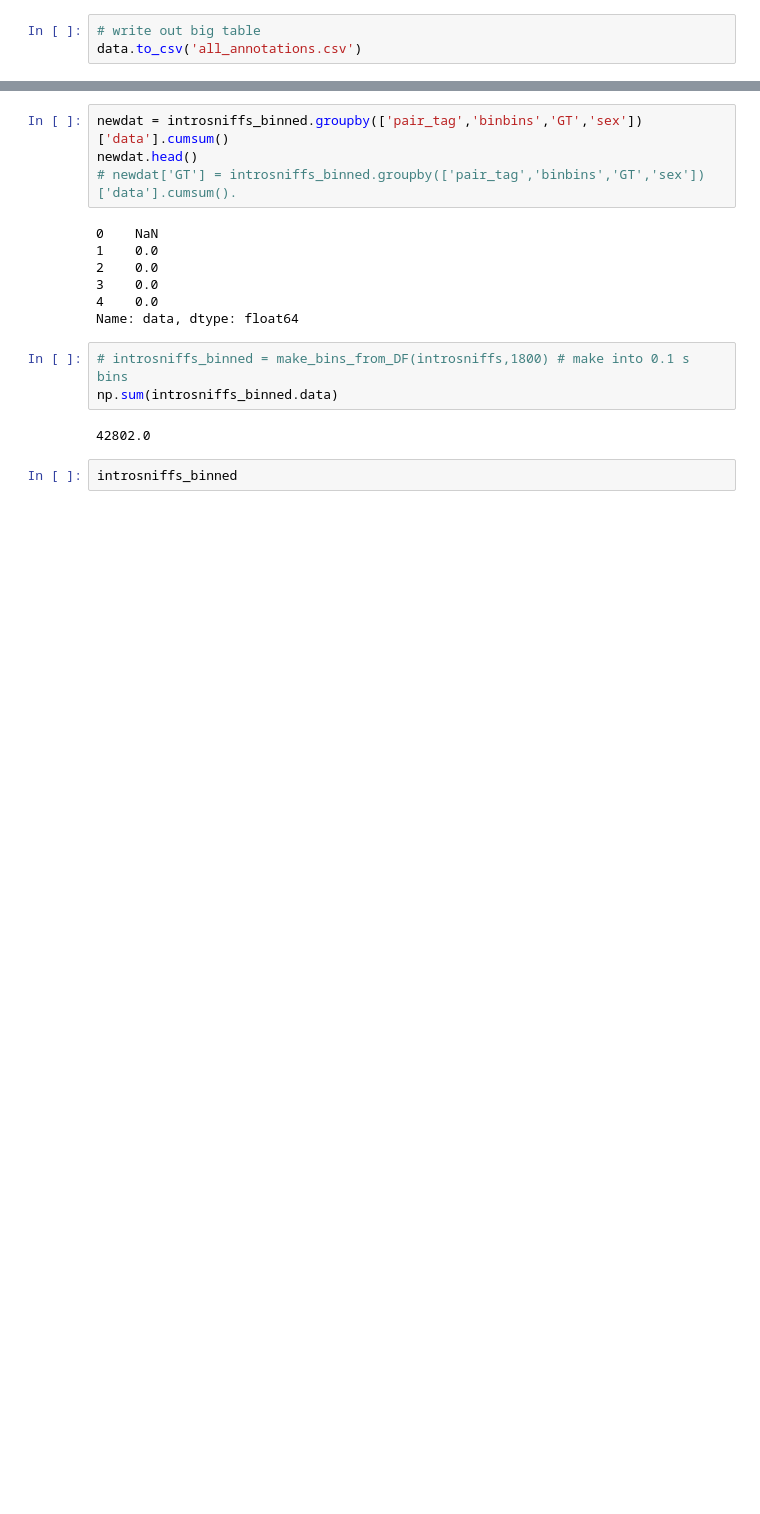
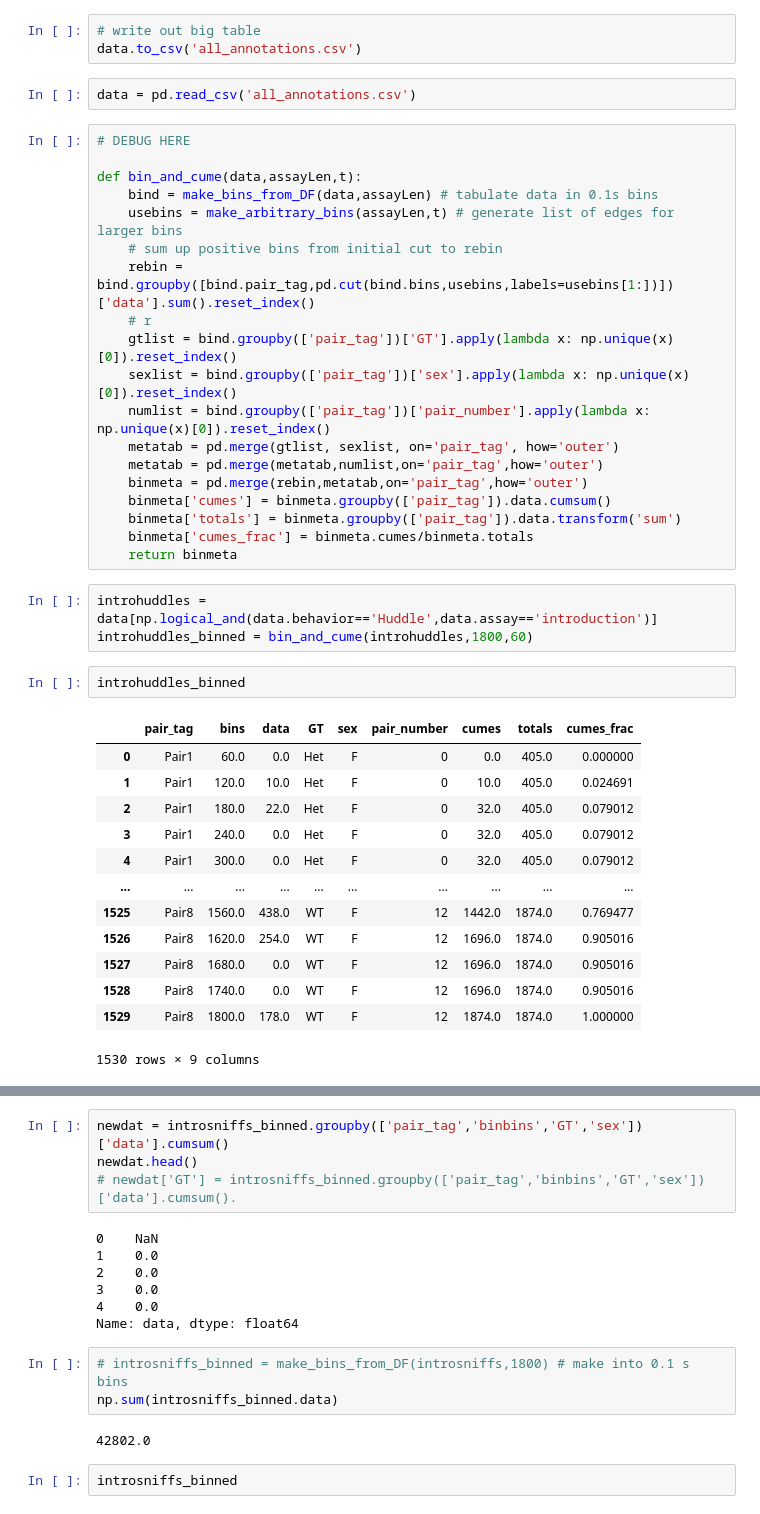
Before and after one commit to nhoglen/scn2a-paper-GWJSNH-code, a Jupyter notebook: 240811_pipeline_plottingCDFs.ipynb, the cells around one changed output, grey strips where cells are left out. Saved outputs shown, nothing was run; the diff lists cells and outputs as text; blank space fills up the shorter version.

```diff
--- a/240811_pipeline_plottingCDFs.ipynb
+++ b/240811_pipeline_plottingCDFs.ipynb
@@ -443,6 +441,46 @@ pptdat.head()
 # %%
 # write out big table
 data.to_csv('all_annotations.csv')
+# %%
+data = pd.read_csv('all_annotations.csv')
+# %%
+# DEBUG HERE
+
+def bin_and_cume(data,assayLen,t):
+    bind = make_bins_from_DF(data,assayLen) # tabulate data in 0.1s bins
+    usebins = make_arbitrary_bins(assayLen,t) # generate list of edges for larger bins
+    # sum up positive bins from initial cut to rebin
+    rebin = bind.groupby([bind.pair_tag,pd.cut(bind.bins,usebins,labels=usebins[1:])])['data'].sum().reset_index()
+    # r
+    gtlist = bind.groupby(['pair_tag'])['GT'].apply(lambda x: np.unique(x)[0]).reset_index()
+    sexlist = bind.groupby(['pair_tag'])['sex'].apply(lambda x: np.unique(x)[0]).reset_index()
+    numlist = bind.groupby(['pair_tag'])['pair_number'].apply(lambda x: np.unique(x)[0]).reset_index()
+    metatab = pd.merge(gtlist, sexlist, on='pair_tag', how='outer')
+    metatab = pd.merge(metatab,numlist,on='pair_tag',how='outer')
+    binmeta = pd.merge(rebin,metatab,on='pair_tag',how='outer')
+    binmeta['cumes'] = binmeta.groupby(['pair_tag']).data.cumsum()
+    binmeta['totals'] = binmeta.groupby(['pair_tag']).data.transform('sum')
+    binmeta['cumes_frac'] = binmeta.cumes/binmeta.totals
+    return binmeta
+# %%
+introhuddles = data[np.logical_and(data.behavior=='Huddle',data.assay=='introduction')]
+introhuddles_binned = bin_and_cume(introhuddles,1800,60)
+# %%
+introhuddles_binned
+# %% [output]
+|  | pair_tag | bins | data | GT | sex | pair_number | cumes | totals | cumes_frac |
+| 0 | Pair1 | 60.0 | 0.0 | Het | F | 0 | 0.0 | 405.0 | 0.000000 |
+| 1 | Pair1 | 120.0 | 10.0 | Het | F | 0 | 10.0 | 405.0 | 0.024691 |
+| 2 | Pair1 | 180.0 | 22.0 | Het | F | 0 | 32.0 | 405.0 | 0.079012 |
+| 3 | Pair1 | 240.0 | 0.0 | Het | F | 0 | 32.0 | 405.0 | 0.079012 |
+| 4 | Pair1 | 300.0 | 0.0 | Het | F | 0 | 32.0 | 405.0 | 0.079012 |
+| ... | ... | ... | ... | ... | ... | ... | ... | ... | ... |
+| 1525 | Pair8 | 1560.0 | 438.0 | WT | F | 12 | 1442.0 | 1874.0 | 0.769477 |
+| 1526 | Pair8 | 1620.0 | 254.0 | WT | F | 12 | 1696.0 | 1874.0 | 0.905016 |
+| 1527 | Pair8 | 1680.0 | 0.0 | WT | F | 12 | 1696.0 | 1874.0 | 0.905016 |
+| 1528 | Pair8 | 1740.0 | 0.0 | WT | F | 12 | 1696.0 | 1874.0 | 0.905016 |
+| 1529 | Pair8 | 1800.0 | 178.0 | WT | F | 12 | 1874.0 | 1874.0 | 1.000000 |
+1530 rows × 9 columns
 # %%
 # FIGURE OUT HOW TO DICE UP BIG TABLE
 introsniffs = data[np.logical_and(data.behavior=='Sniff',data.assay=='introduction')]
```
Also changed, not shown: parts of 13 cells of this notebook.
